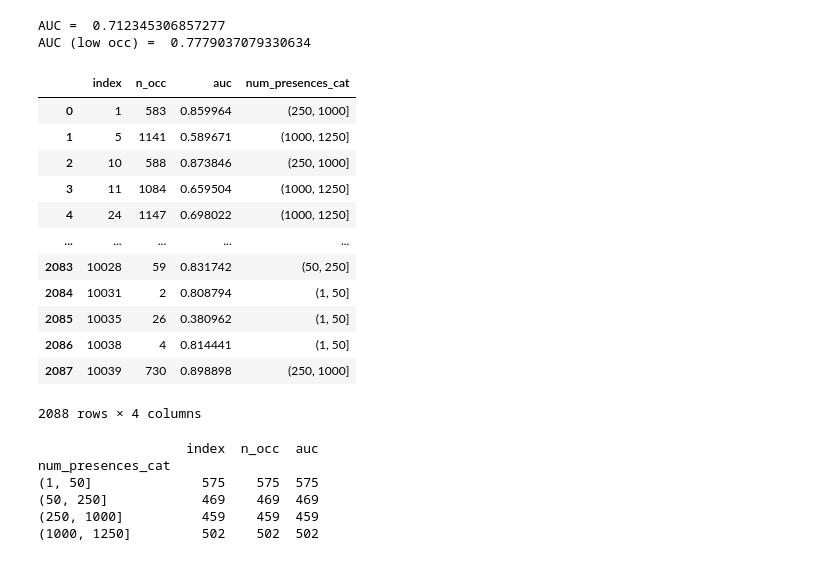
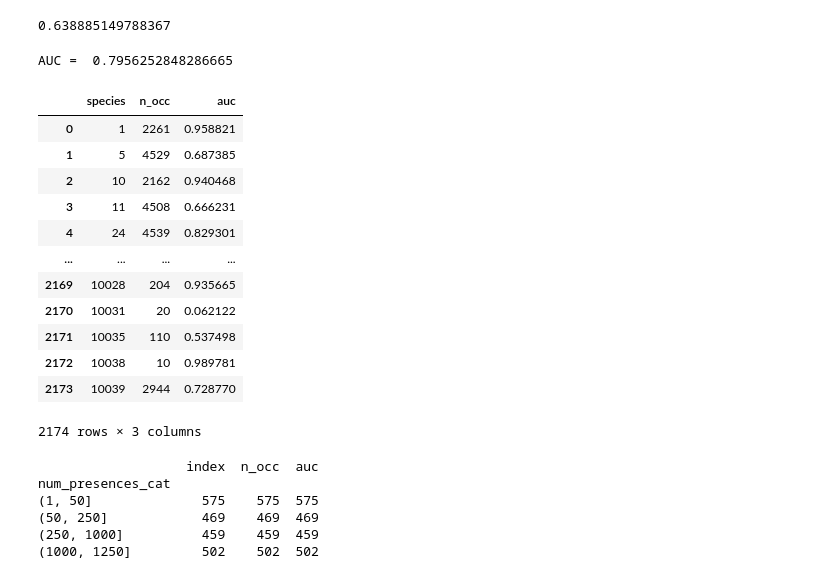
Before and after one commit to ninavantiel/multi_scale_SDMs, a Jupyter notebook: model_evaluation.ipynb, the cells around one changed output. Saved outputs shown, nothing was run; the diff lists cells and outputs as text; code cells hidden in the pictures.

```diff
--- a/model_evaluation.ipynb
+++ b/model_evaluation.ipynb
@@ -64,11 +156,0 @@ Making patch providers for covariates: size=1x1, flatten=True
-# %%
-train_data = PatchesDatasetCooccurrences(occurrences=train_occ_path, providers=providers)
-n_species = train_data.n_species
-
-input_shape = train_data[0][0].shape
-print(f"input shape = {input_shape}")
-
-n_max_low_occ = 50
-low_occ_species = train_data.species_counts[train_data.species_counts <= n_max_low_occ].index
-low_occ_species_idx = np.where(np.isin(train_data.species, low_occ_species))[0]
-print(f"nb of species with less than {n_max_low_occ} occurrences = {len(low_occ_species_idx)}")
@@ -87,5 +156,0 @@ nb of species with less than 50 occurrences = 1736
-# %%
-if model == 'MLP':
-    model = MLP(input_shape[0], n_species, n_layers, width, dropout).to(dev)
-elif model == 'ResNet':
-    model = get_resnet(n_species, input_shape[0])
@@ -102,2 +156,0 @@ optimizer.load_state_dict(checkpoint['optimizer_state_dict'])
-# %%
-val_loader = torch.utils.data.DataLoader(val_data, shuffle=False, batch_size=batch_size)
@@ -104,41 +192,45 @@ val_loader = torch.utils.data.DataLoader(val_data, shuffle=False, batch_size=bat
+# %%
+df.auc.median()
+# %% [output]
+0.638885149788367
 # %%
 model.eval()
 labels_list, y_pred_list = [], []
 
-for inputs, labels, _ in tqdm(val_loader):
-    inputs = inputs.to(torch.float32).to(dev)
-    labels = labels.to(torch.float32).to(dev)
-    labels_list.append(labels.cpu().detach().numpy())
+for inputs, _, labels in tqdm(val_loader):
+    if multires:
+        inputsA = inputs[0].to(torch.float32).to(dev)
+        inputsB = inputs[1].to(torch.float32).to(dev)
+        y_pred = torch.sigmoid(model(inputsA, inputsB))
+    else:
+        inputs = inputs[0].to(torch.float32).to(dev)
+        y_pred = torch.sigmoid(model(inputs))
 
-    y_pred = torch.sigmoid(model(inputs))
     y_pred_list.append(y_pred.cpu().detach().numpy())
+    labels_list.append(labels)
 
 labels = np.concatenate(labels_list)
 y_pred = np.concatenate(y_pred_list)
 # %%
 auc = roc_auc_score(labels, y_pred)
 print('AUC = ', auc)
-auc_low_occ = roc_auc_score(labels[:, low_occ_species_idx], y_pred[:, low_occ_species_idx])
-print('AUC (low occ) = ', auc_low_occ)
 # %% [output]
-AUC =  0.712345306857277
-AUC (low occ) =  0.7779037079330634
+AUC =  0.7956252848286665
 # %%
-df = pd.DataFrame(train_data.species_counts, columns=['n_occ']).reset_index()
+df = pd.DataFrame(train_data.species_counts, columns=['n_occ']).reset_index().rename(columns={'index':'species'})
 df['auc'] = [roc_auc_score(labels[:,i], y_pred[:,i]) for i in range(labels.shape[1])]
-df['num_presences_cat'] = pd.cut(df['n_occ'], [1, 50, 250, 1000, 1250])
 df
 # %% [output]
-|  | index | n_occ | auc | num_presences_cat |
-| 0 | 1 | 583 | 0.859964 | (250, 1000] |
-| 1 | 5 | 1141 | 0.589671 | (1000, 1250] |
-| 2 | 10 | 588 | 0.873846 | (250, 1000] |
-| 3 | 11 | 1084 | 0.659504 | (1000, 1250] |
-| 4 | 24 | 1147 | 0.698022 | (1000, 1250] |
-| ... | ... | ... | ... | ... |
-| 2083 | 10028 | 59 | 0.831742 | (50, 250] |
-| 2084 | 10031 | 2 | 0.808794 | (1, 50] |
-| 2085 | 10035 | 26 | 0.380962 | (1, 50] |
-| 2086 | 10038 | 4 | 0.814441 | (1, 50] |
-| 2087 | 10039 | 730 | 0.898898 | (250, 1000] |
+|  | species | n_occ | auc |
+| 0 | 1 | 2261 | 0.958821 |
+| 1 | 5 | 4529 | 0.687385 |
+| 2 | 10 | 2162 | 0.940468 |
+| 3 | 11 | 4508 | 0.666231 |
+| 4 | 24 | 4539 | 0.829301 |
+| ... | ... | ... | ... |
+| 2169 | 10028 | 204 | 0.935665 |
+| 2170 | 10031 | 20 | 0.062122 |
+| 2171 | 10035 | 110 | 0.537498 |
+| 2172 | 10038 | 10 | 0.989781 |
+| 2173 | 10039 | 2944 | 0.728770 |
-2088 rows × 4 columns
+2174 rows × 3 columns
```
Also changed, not shown: parts of 24 cells of this notebook, 6 other files.
